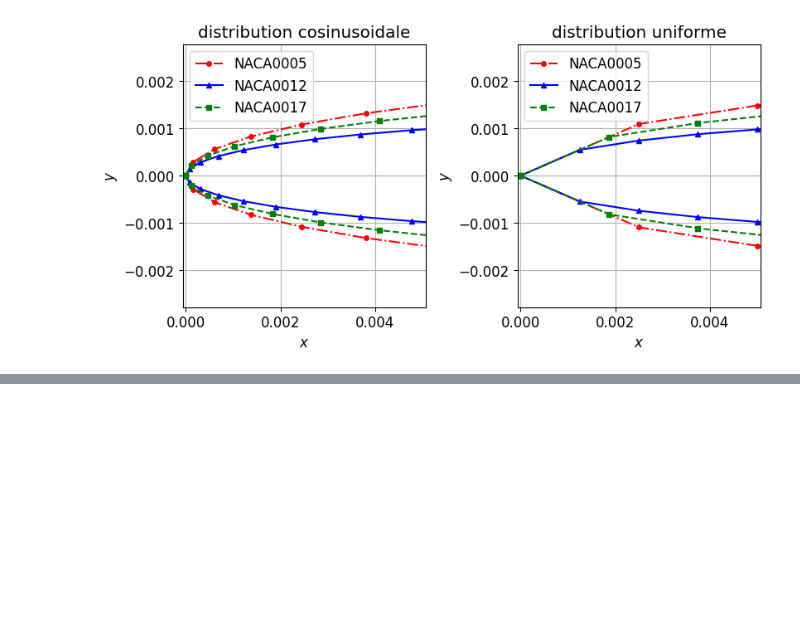
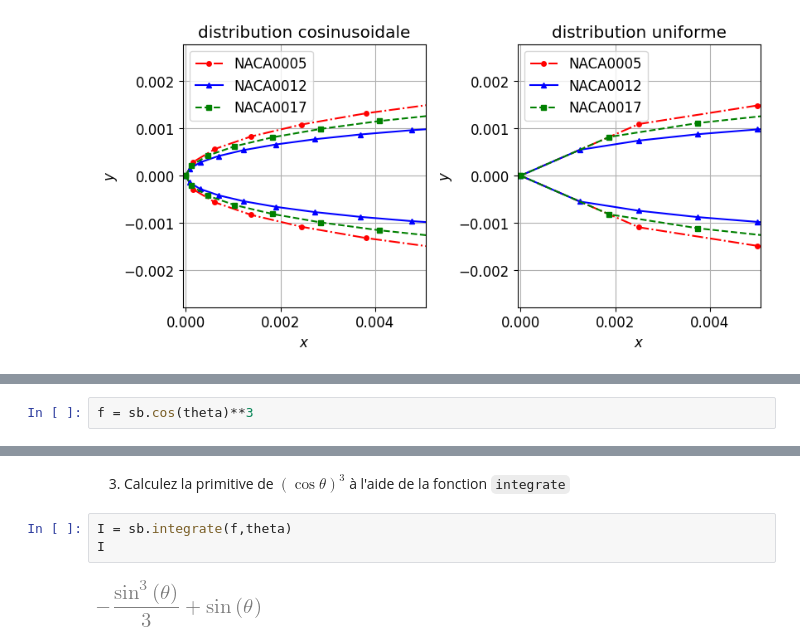
Before and after one commit to sanjosem/mec757_solutions, a Jupyter notebook: enonces/introduction/IntroNum-Sol.ipynb, the cells around one changed output, grey strips where cells are left out. Saved outputs shown, nothing was run; the diff lists cells and outputs as text; blank space fills up the shorter version.

```diff
--- a/enonces/introduction/IntroNum-Sol.ipynb
+++ b/enonces/introduction/IntroNum-Sol.ipynb
@@ -339,0 +364,2 @@ plt.show()
+# %%
+f = sb.cos(theta)**3
@@ -339,0 +381,7 @@ plt.show()
+# %% [markdown]
+3. Calculez la primitive de ${\left(\cos{\theta}\right)}^3$ à l'aide de la fonction `integrate`
+# %%
+I = sb.integrate(f,theta)
+I
+# %% [output]
+[figure, added]
```
Also changed, not shown: parts of 10 cells of this notebook, 1 other file.
